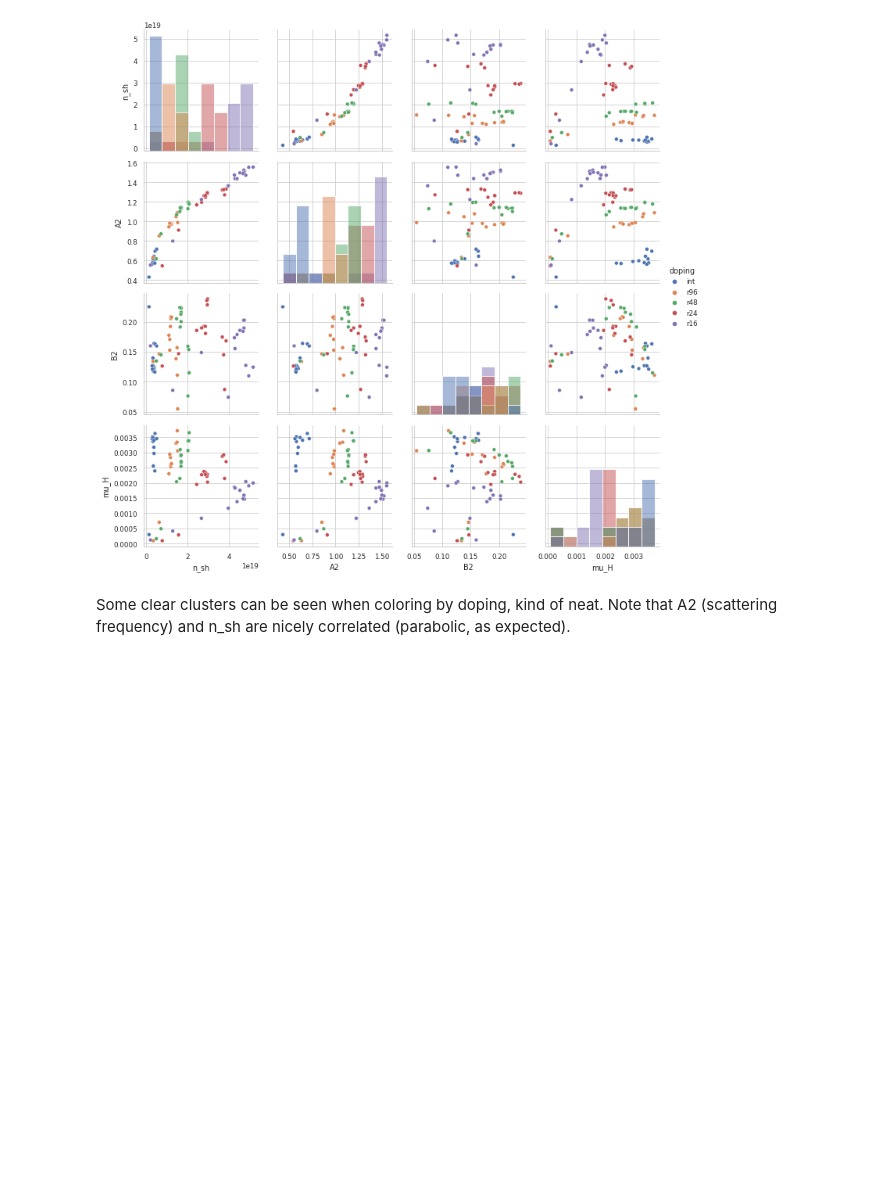
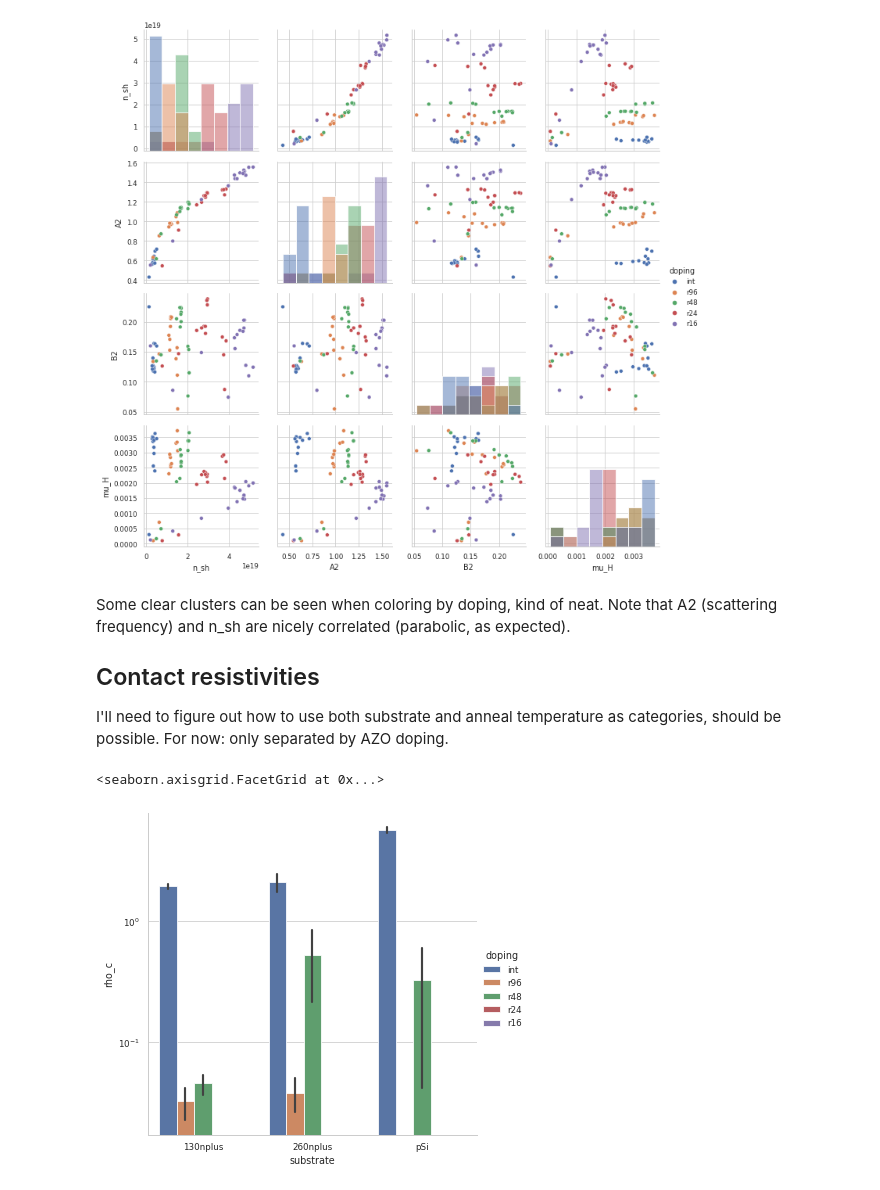
Before and after one commit to peltBartvan/msc-thesis, a Jupyter notebook: scripts/images.ipynb, the cells around one changed output. Drawn from its saved outputs; the diff is of its cells as text; code cells hidden in the pictures; blank space fills up the shorter version.

Commit message:
Added rho_c plot to images.ipynb

```diff
--- a/scripts/images.ipynb
+++ b/scripts/images.ipynb
@@ -106,3 +106,13 @@ g.add_legend()
 # %% [markdown]
 Some clear clusters can be seen when coloring by doping, kind of neat.
 Note that A2 (scattering frequency) and n_sh are nicely correlated (parabolic, as expected).
+
+## Contact resistivities
+I'll need to figure out how to use both substrate and anneal temperature as categories, should be possible.
+For now: only separated by AZO doping.
+# %%
+p = sns.catplot(x = 'substrate', y = 'rho_c', hue = 'doping', kind = 'bar', data = rho_df)
+p.set(yscale = 'log')
+# %% [output]
+<seaborn.axisgrid.FacetGrid at 0x...>
+[figure, added]
```
